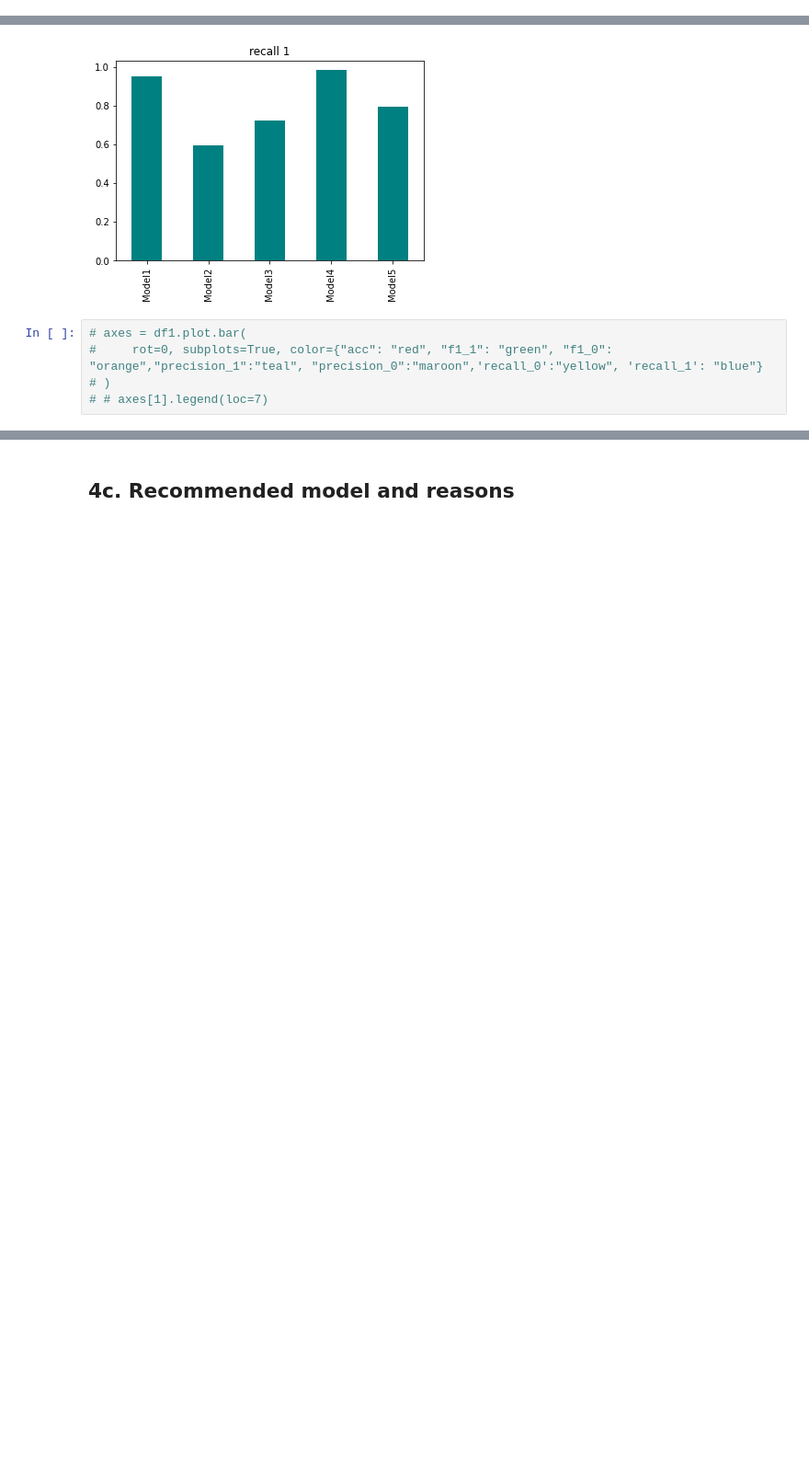
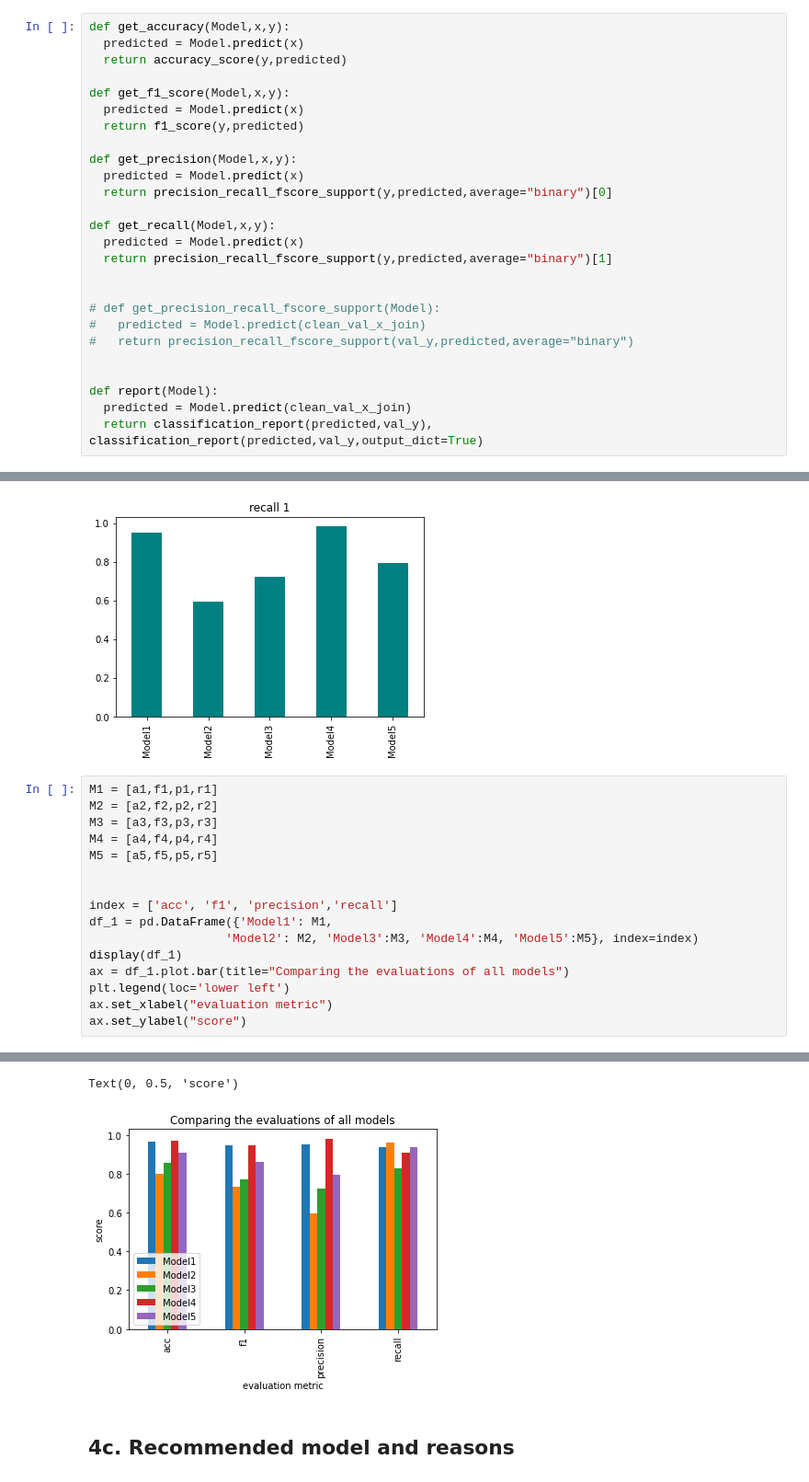
Before and after one commit to fezilemahlangu/Natural-Language-Processing-Project, a Jupyter notebook: NLP_project.ipynb, the cells around one changed output, grey strips where cells are left out. Shown at 92% size. Drawn from its saved outputs; the diff is of its cells as text; blank space fills up the shorter version.

```diff
--- a/NLP_project.ipynb
+++ b/NLP_project.ipynb
@@ -696,0 +587,26 @@ weighted avg       0.91      0.91      0.91      1035
+# %%
+def get_accuracy(Model,x,y):
+  predicted = Model.predict(x)
+  return accuracy_score(y,predicted)
+
+def get_f1_score(Model,x,y):
+  predicted = Model.predict(x)
+  return f1_score(y,predicted)
+
+def get_precision(Model,x,y):
+  predicted = Model.predict(x)
+  return precision_recall_fscore_support(y,predicted,average="binary")[0]
+
+def get_recall(Model,x,y):
+  predicted = Model.predict(x)
+  return precision_recall_fscore_support(y,predicted,average="binary")[1]
+
+
+# def get_precision_recall_fscore_support(Model):
+#   predicted = Model.predict(clean_val_x_join)
+#   return precision_recall_fscore_support(val_y,predicted,average="binary")
+
+
+def report(Model):
+  predicted = Model.predict(clean_val_x_join)
+  return classification_report(predicted,val_y), classification_report(predicted,val_y,output_dict=True)
@@ -777,8 +781,20 @@ df1['recall_1'].plot.bar(title = "recall 1", color = "teal")
 # %% [output]
 <matplotlib.axes._subplots.AxesSubplot at 0x...>
 [figure]
-# %%
-# axes = df1.plot.bar(
-#     rot=0, subplots=True, color={"acc": "red", "f1_1": "green", "f1_0": "orange","precision_1":"teal", "precision_0":"maroon",'recall_0':"yellow", 'recall_1': "blue"}
-# )
-# # axes[1].legend(loc=7)
+# %%
+M1 = [a1,f1,p1,r1]
+M2 = [a2,f2,p2,r2]
+M3 = [a3,f3,p3,r3]
+M4 = [a4,f4,p4,r4]
+M5 = [a5,f5,p5,r5]
+
+
+index = ['acc', 'f1', 'precision','recall']
+df_1 = pd.DataFrame({'Model1': M1,
+                   'Model2': M2, 'Model3':M3, 'Model4':M4, 'Model5':M5}, index=index)
+display(df_1)
+ax = df_1.plot.bar(title="Comparing the evaluations of all models")
+plt.legend(loc='lower left')
+ax.set_xlabel("evaluation metric")
+ax.set_ylabel("score")
+# %% [output]
@@ -785,2 +806,4 @@ df1['recall_1'].plot.bar(title = "recall 1", color = "teal")
+Text(0, 0.5, 'score')
+[figure, added]
 # %% [markdown]
 ## 4c. Recommended model and reasons
```
Also changed, not shown: parts of 38 cells of this notebook.
